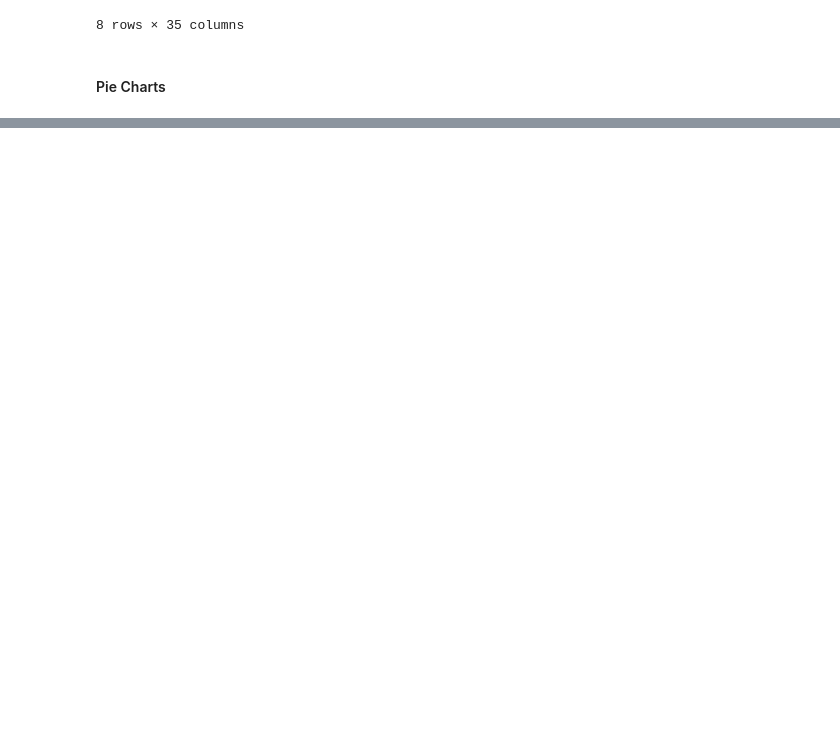
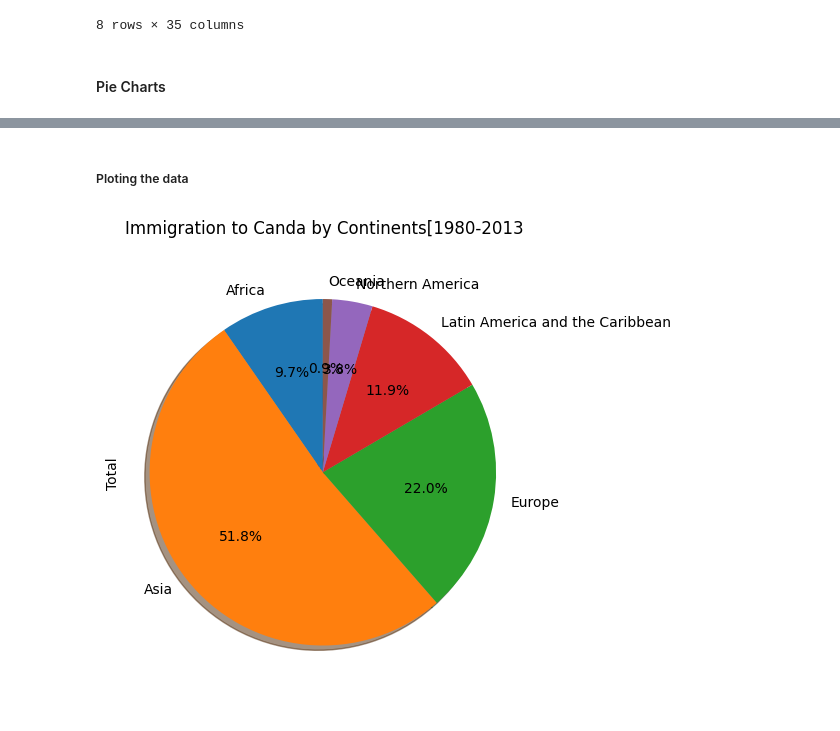
Before and after one commit to Mohwit/Data-Visualization, a Jupyter notebook: PieChart_BoxPlot_ScatterPlot_BubblePlot.ipynb, the cells around one changed output, grey strips where cells are left out. Drawn from its saved outputs; the diff is of its cells as text; code cells hidden in the pictures; blank space fills up the shorter version.

```diff
--- a/PieChart_BoxPlot_ScatterPlot_BubblePlot.ipynb
+++ b/PieChart_BoxPlot_ScatterPlot_BubblePlot.ipynb
@@ -130,0 +133,7 @@ df.describe()
+# %%
+#grouping countries by continent
+df_continent = df.groupby('Continent', axis=0).sum()
+
+#note: the output of groupby is a 'groupby' object and we cannot use it without applying a function (sun() is used here)
+#verifying the output of groupby
+print(type(df.groupby('Continent', axis=0)))
@@ -130,0 +153,21 @@ df.describe()
+# %% [markdown]
+##### Ploting the data
+# %%
+#creating pie chart
+df_continent['Total'].plot(
+    kind= 'pie',
+    figsize=(5,6),
+    autopct= '%1.1f%%',
+    startangle=90,
+    shadow=True
+)
+
+plt.title('Immigration to Canda by Continents[1980-2013')
+plt.axis('equal') #set pie chart to look like a circle
+plt.show()
+
+#note
+#1. autopct - creates %
+# startangle - represent starting point
+# %% [output]
+[figure, added]
```
Also changed, not shown: parts of 21 cells of this notebook.
